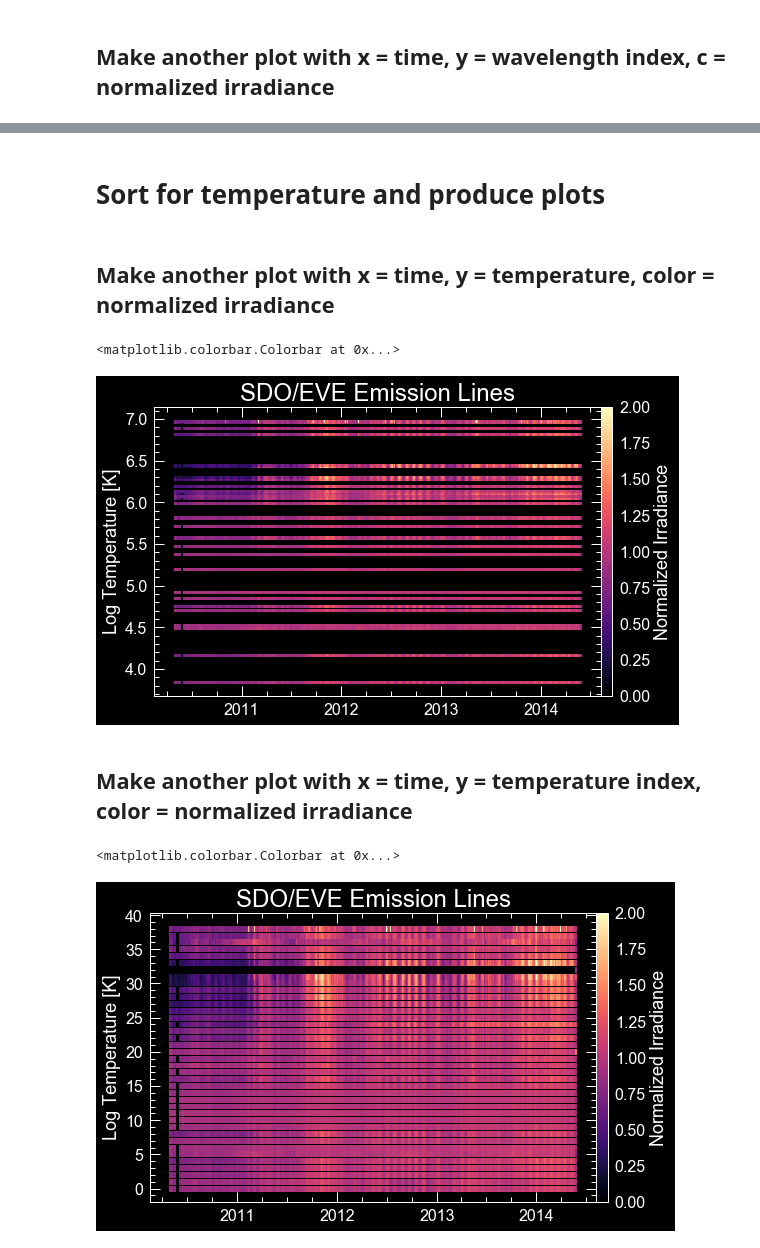
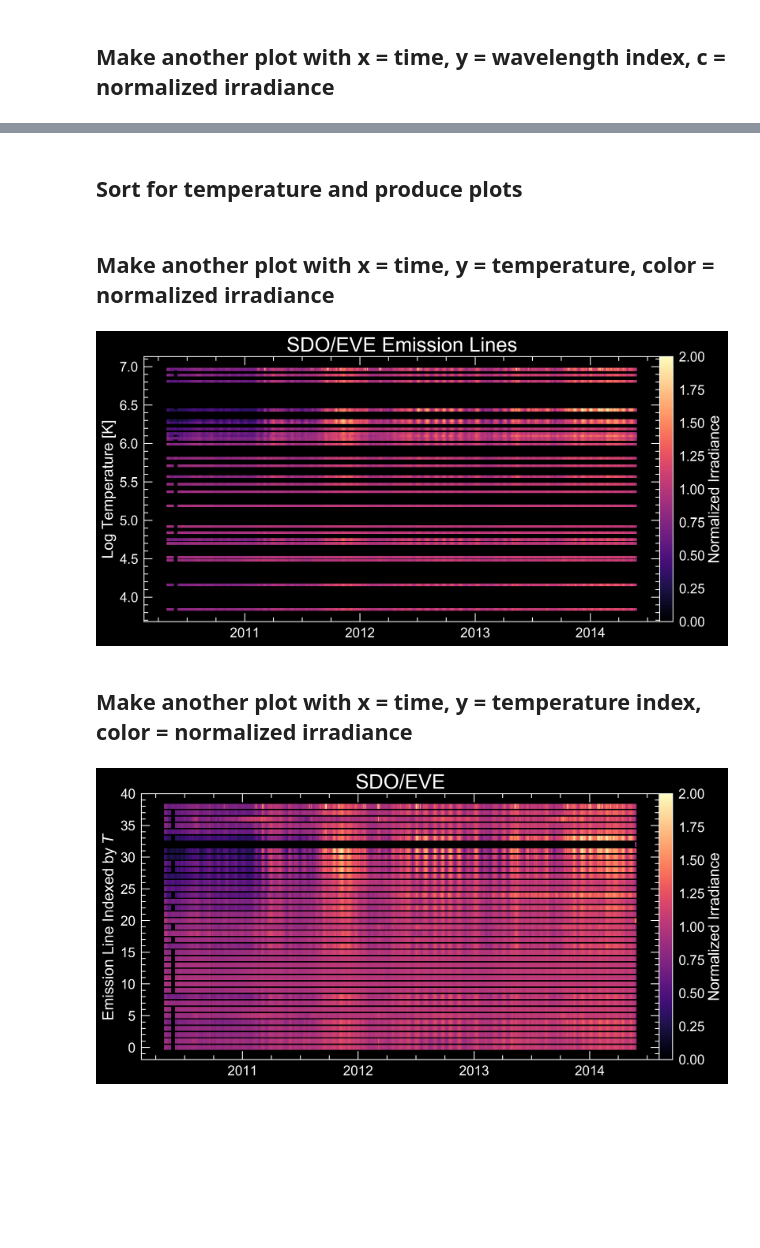
Before and after one commit to jmason86/James-s-EVE-Dimming-Index-JEDI, a Jupyter notebook: explore_plot_all_eve_lines_data.ipynb, the cells around one changed output, grey strips where cells are left out. Cells and saved outputs as stored; diff of their text form; code cells hidden in the pictures; blank space fills up the shorter version.

```diff
--- a/explore_plot_all_eve_lines_data.ipynb
+++ b/explore_plot_all_eve_lines_data.ipynb
@@ -96,6 +96,8 @@ fig.colorbar(p, label='Irradiance [W m$^{-2}$]', cax=cbar_ax)
 # %% [markdown]
 ## Now produce a plot with x = time, y = wavelength, color = normalized (by median) irradiance
 # %%
+plt.style.use('jpm-transparent-dark')
+plt.figure(dpi=300, figsize=(11, 6))
 for wave_index in range(39):
     p = plt.scatter(time_subsampled, np.repeat(wavelength[wave_index], len(time_subsampled)),
                     c=intensity_norm_subsampled[:, wave_index],
@@ -111,4 +113,5 @@ plt.ylabel('Wavelength [nm]')
 plt.title('SDO/EVE Emission Lines')
 cbar_ax = fig.add_axes([0.90, 0.15, 0.02, 0.73])
 fig.colorbar(p, label='Normalized Irradiance', cax=cbar_ax)
+plt.savefig('All EVE By Wavelength DarkBG.png')
 # %% [output]
@@ -117,6 +119,8 @@ fig.colorbar(p, label='Normalized Irradiance', cax=cbar_ax)
 # %% [markdown]
 ## Make another plot with x = time, y = wavelength index, c = normalized irradiance
 # %%
+plt.style.use('jpm-transparent-dark')
+plt.figure(dpi=300, figsize=(11, 6))
 for wave_index in range(39):
     p = plt.scatter(time_subsampled, np.repeat(wave_index, len(time_subsampled)),
                     c=intensity_norm_subsampled[:, wave_index],
@@ -132,4 +136,5 @@ plt.ylabel('Emission Line Indexed by $\lambda$')
 plt.title('SDO/EVE')
 cbar_ax = fig.add_axes([0.90, 0.15, 0.02, 0.73])
 fig.colorbar(p, label='Normalized Irradiance', cax=cbar_ax)
+plt.savefig('All EVE By Wavelength Index DarkBG.png')
 # %% [output]
@@ -138,5 +142,5 @@ fig.colorbar(p, label='Normalized Irradiance', cax=cbar_ax)
 # %% [markdown]
-# Sort for temperature and produce plots
+## Sort for temperature and produce plots
 # %%
 time = eve_lines_temperature_sorted_df.index
 temperature = logt[sorted_temperature_indices]
@@ -153,27 +157,31 @@ time_subsampled = time[0:-1:subsample]
 # %% [markdown]
 ## Make another plot with x = time, y = temperature, color = normalized irradiance
 # %%
+plt.style.use('jpm-transparent-dark')
+plt.figure(dpi=300, figsize=(11, 6))
 for wave_index in range(39):
     p = plt.scatter(time_subsampled, np.repeat(temperature[wave_index], len(time_subsampled)),
                     c=intensity_norm_subsampled[:, wave_index],
                     cmap=plt.cm.magma, marker='|', s=10, edgecolor='none')
     plt.clim(0, 2)#np.nanmin(intensity_norm_subsampled), np.nanmax(intensity_norm_subsampled))
 
 fig = plt.gcf()
 ax = plt.gca()
 fmtr = dates.DateFormatter("%Y")
 ax.xaxis.set_major_formatter(fmtr)
 ax.xaxis.set_major_locator(dates.YearLocator())
 plt.ylabel('Log Temperature [K]')
 plt.title('SDO/EVE Emission Lines')
 cbar_ax = fig.add_axes([0.90, 0.15, 0.02, 0.73])
 fig.colorbar(p, label='Normalized Irradiance', cax=cbar_ax)
+plt.savefig('All EVE By Temperature DarkBG.png')
 # %% [output]
-<matplotlib.colorbar.Colorbar at 0x...>
-[figure, old version]
+[figure, new version]
 # %% [markdown]
 ## Make another plot with x = time, y = temperature index, color = normalized irradiance
 # %%
+plt.style.use('jpm-transparent-dark')
+plt.figure(dpi=300, figsize=(11, 6))
 for wave_index in range(39):
     p = plt.scatter(time_subsampled, np.repeat(wave_index, len(time_subsampled)),
                     c=intensity_norm_subsampled[:, wave_index],
@@ -185,10 +193,10 @@ ax = plt.gca()
 fmtr = dates.DateFormatter("%Y")
 ax.xaxis.set_major_formatter(fmtr)
 ax.xaxis.set_major_locator(dates.YearLocator())
-plt.ylabel('Log Temperature [K]')
-plt.title('SDO/EVE Emission Lines')
+plt.ylabel('Emission Line Indexed by $T$')
+plt.title('SDO/EVE')
 cbar_ax = fig.add_axes([0.90, 0.15, 0.02, 0.73])
 fig.colorbar(p, label='Normalized Irradiance', cax=cbar_ax)
+plt.savefig('All EVE By Temperature Index DarkBG.png')
 # %% [output]
-<matplotlib.colorbar.Colorbar at 0x...>
-[figure, old version]
+[figure, new version]
```
Also changed, not shown: parts of 2 cells of this notebook.
